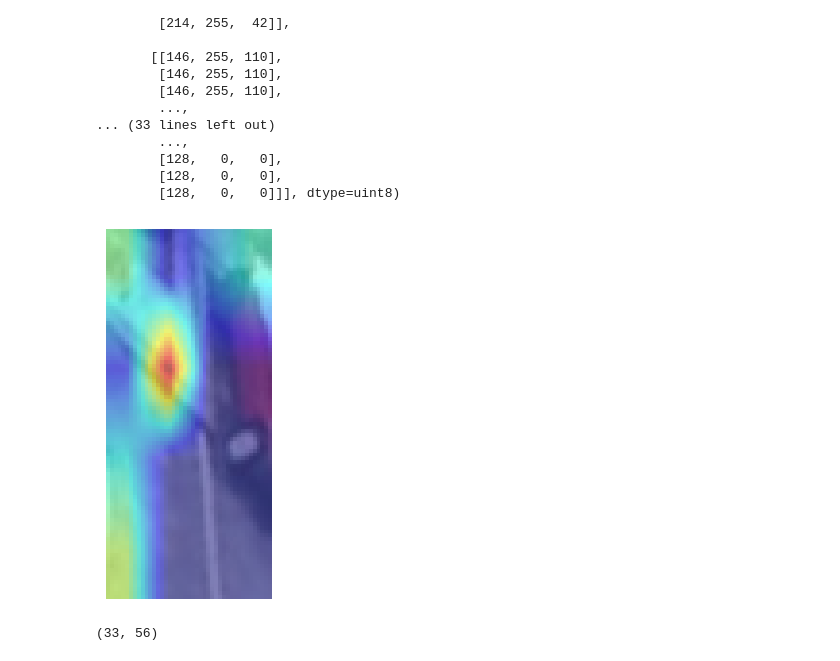
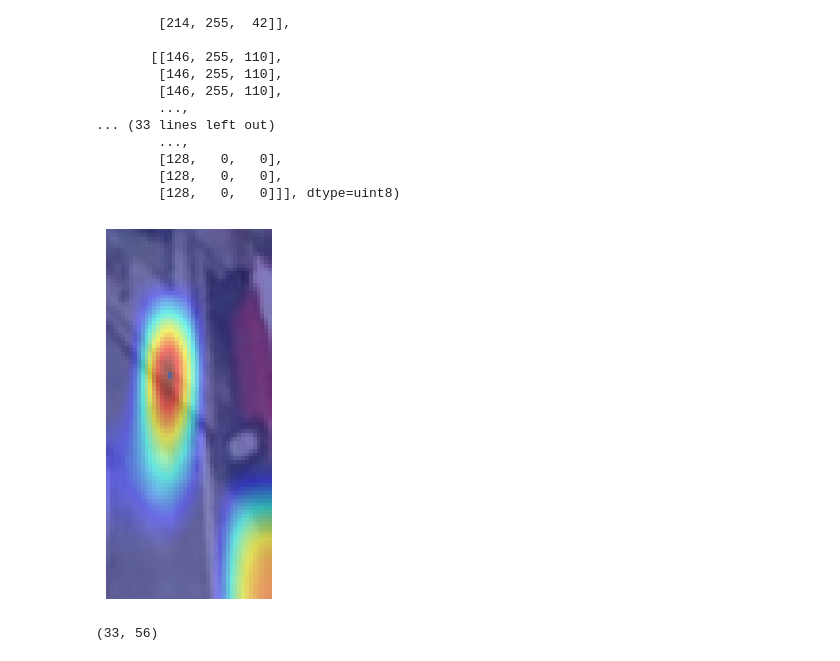
Before and after one commit to maxivmn/pklot, a Jupyter notebook: notebooks/classification.ipynb, the cells around one changed output. Drawn from its saved outputs; the diff is of its cells as text; code cells hidden in the pictures.

```diff
--- a/notebooks/classification.ipynb
+++ b/notebooks/classification.ipynb
@@ -721,9 +730,9 @@ len(all_labels)
 # %% [markdown]
 ### Test on completely new data
 # %%
-loaded_model = models.mobilenet_v3_small()
+loaded_model = models.mobilenet_v3_large()
 loaded_model.classifier[3] = nn.Linear(loaded_model.classifier[3].in_features, 2)
-loaded_model.load_state_dict(torch.load('../models/mobilenetv3_small_0.5mixed_states.pth'))
+loaded_model.load_state_dict(torch.load('../models/mobilenetv3_large_0.5sunny_states.pth'))
 loaded_model.eval()
 # %% [output]
 MobileNetV3(
@@ -952,37 +944,39 @@ hook = target_layer.register_forward_hook(hook_fn)
 
 # Perform Forward Pass
 model.eval()
 with torch.no_grad():
     model(input_image)
 
 # Unregister the hook after the forward pass
 hook.remove()
 
 # Visualize Activation Map on Original Image
 activation_map = activation['value'].squeeze().mean(dim=0).numpy()
 activation_map = np.maximum(activation_map, 0)
 activation_map /= np.max(activation_map)
 #activation_map = np.interp(activation_map, (activation_map.min(), activation_map.max()), (0, 1))  # Normalize to [0, 1]
 
 # Convert the PIL image to a NumPy array
 original_image_array = np.array(image)
 
 # Resize activation map to match the original image size
-activation_map_resized = cv2.resize(activation_map, (original_image_array.shape[1], original_image_array.shape[0]))
-#activation_map_resized = np.array(Image.fromarray(activation_map).resize(original_image_array.shape[1::-1]))
+#activation_map_resized = cv2.resize(activation_map, (original_image_array.shape[1], original_image_array.shape[0]))
+activation_map_resized = np.array(Image.fromarray(activation_map).resize(original_image_array.shape[1::-1]))
 
 # Blend the original image with the normalized activation map
 heatmap = np.uint8(255 * activation_map_resized)
+heatmap = cv2.cvtColor(heatmap, cv2.COLOR_RGB2BGR) # Transformation to BGR because cv2 expects a picture in BGR.
 heatmap =  cv2.applyColorMap(heatmap, cv2.COLORMAP_JET)
-heatmap = cv2.cvtColor(heatmap, cv2.COLOR_RGB2BGR) # Is this transformation necessary?
+heatmap = cv2.cvtColor(heatmap, cv2.COLOR_BGR2RGB)
+ # Is this transformation necessary?
 blended_image = 0.5 * original_image_array + 0.5 * heatmap
 
 # Display the blended image
 plt.imshow(blended_image.astype(np.uint8))
 plt.axis('off')
 plt.show()
 # %% [output]
-[figure, old version]
+[figure, new version]
 # %%
 activation_map_resized.shape[1::-1]
 # %% [output]
```
Also changed, not shown: parts of 10 cells of this notebook.
